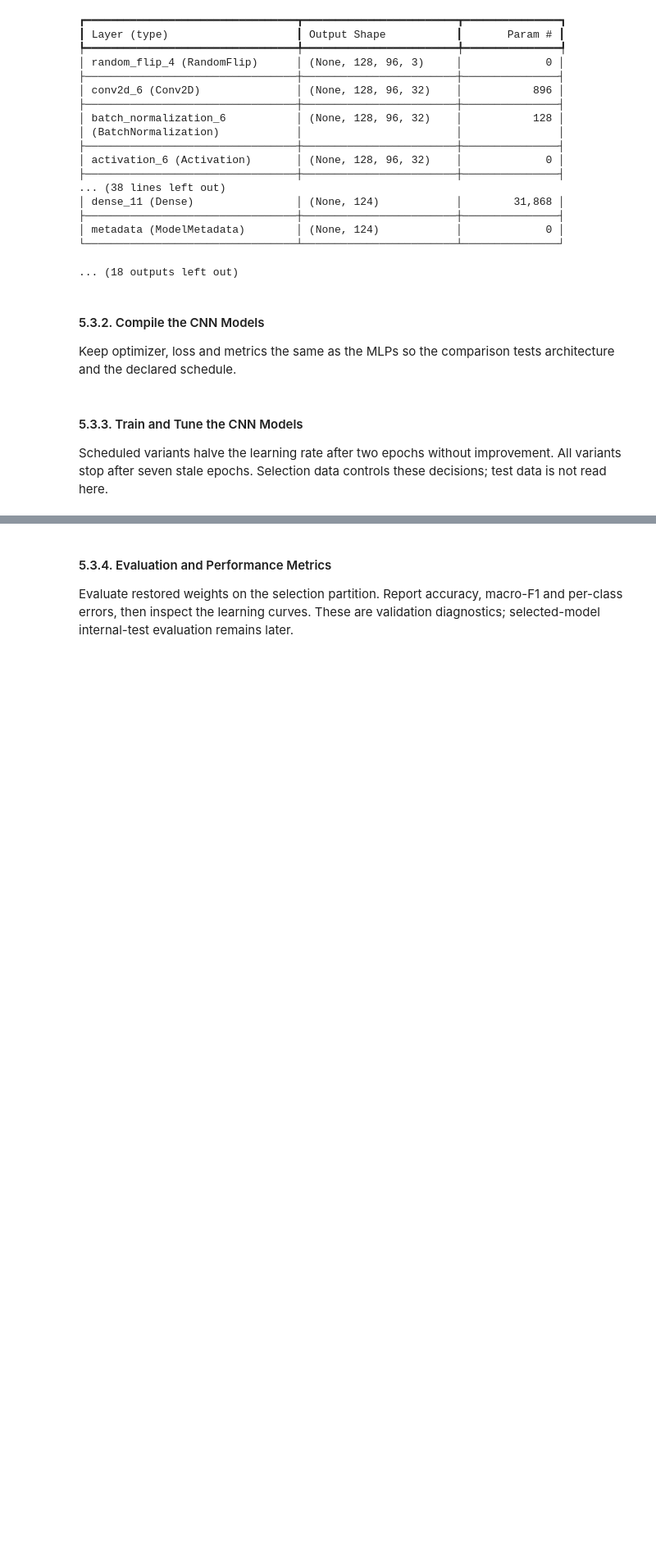
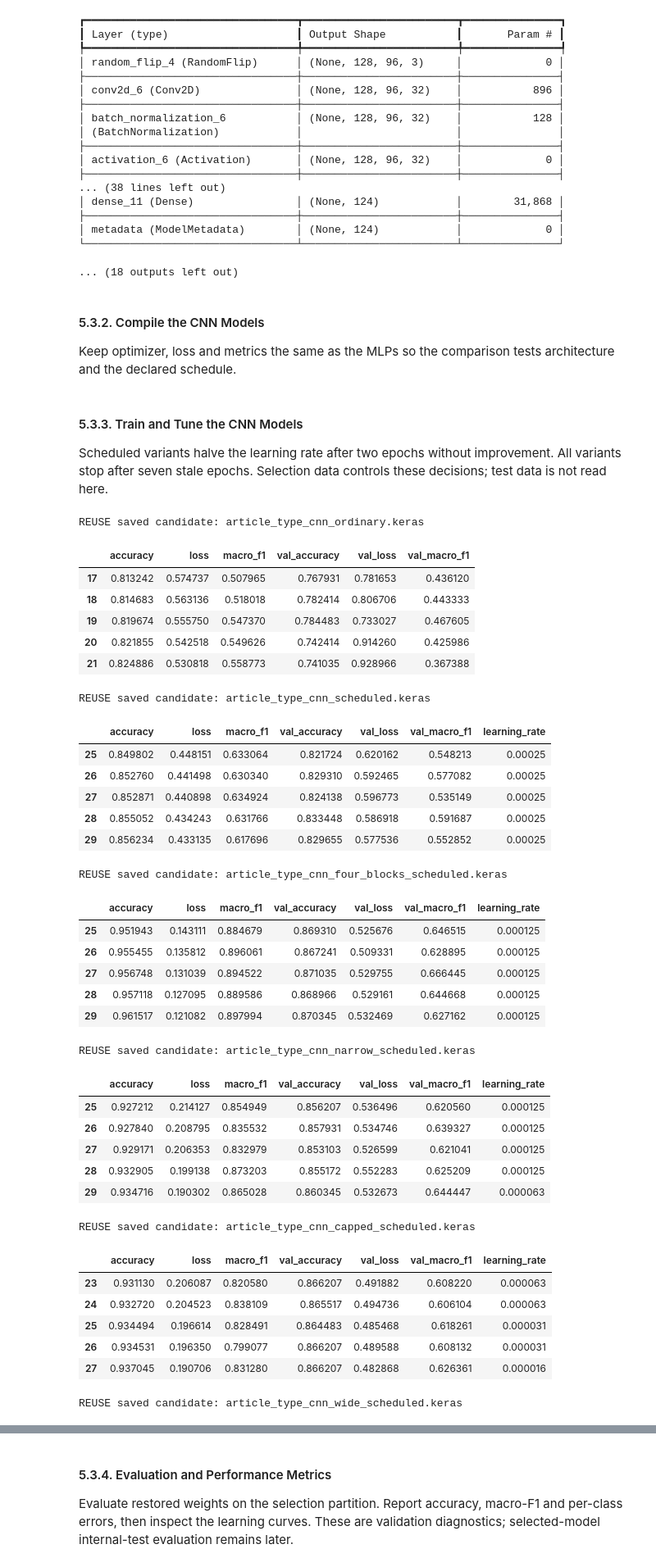
Before and after one commit to khoileuser/fashion-intelligence-classification, a Jupyter notebook: notebooks-test/task1_article_type_classification.ipynb, the cells around one changed output, grey strips where cells are left out. Shown at 82% size. Saved outputs shown, nothing was run; the diff lists cells and outputs as text; code cells hidden in the pictures; blank space fills up the shorter version.

```diff
--- a/notebooks-test/task1_article_type_classification.ipynb
+++ b/notebooks-test/task1_article_type_classification.ipynb
@@ -377,0 +379,8 @@ Saved candidate: /mnt/d/khoile/programs/fashion-intelligence-classification/mode
+# %%
+loaders['articleType']['train'].reset()
+callback = keras.callbacks.EarlyStopping(monitor='val_macro_f1', mode='max', patience=7, restore_best_weights=True)
+if not reuse_candidate('articleType', 'shallow_mlp'):
+    fitted = models['articleType']['shallow_mlp'].fit(loaders['articleType']['train'], validation_data=loaders['articleType']['selection'], epochs=MAX_EPOCHS, callbacks=[callback], shuffle=False, verbose=2)
+    histories['articleType']['shallow_mlp'] = pd.DataFrame(fitted.history)
+    export_candidate('articleType', 'shallow_mlp')
+display(histories['articleType']['shallow_mlp'].tail())
@@ -657,0 +649,49 @@ for method, (_, _, scheduled) in CNN_CONFIGS.items():
+# %%
+for method, (_, _, scheduled) in CNN_CONFIGS.items():
+    loaders['articleType']['train'].reset()
+    callbacks = []
+    if scheduled:
+        callbacks.append(keras.callbacks.ReduceLROnPlateau(monitor='val_macro_f1', mode='max', factor=0.5, patience=2))
+    callbacks.append(keras.callbacks.EarlyStopping(monitor='val_macro_f1', mode='max', patience=7, restore_best_weights=True))
+    if not reuse_candidate('articleType', method):
+        fitted = models['articleType'][method].fit(loaders['articleType']['train'], validation_data=loaders['articleType']['selection'], epochs=MAX_EPOCHS, callbacks=callbacks, shuffle=False, verbose=2)
+        histories['articleType'][method] = pd.DataFrame(fitted.history)
+        export_candidate('articleType', method)
+    display(histories['articleType'][method].tail())
+# %% [output]
+REUSE saved candidate: article_type_cnn_ordinary.keras
+|  | accuracy | loss | macro_f1 | val_accuracy | val_loss | val_macro_f1 |
+| 17 | 0.813242 | 0.574737 | 0.507965 | 0.767931 | 0.781653 | 0.436120 |
+| 18 | 0.814683 | 0.563136 | 0.518018 | 0.782414 | 0.806706 | 0.443333 |
+| 19 | 0.819674 | 0.555750 | 0.547370 | 0.784483 | 0.733027 | 0.467605 |
+| 20 | 0.821855 | 0.542518 | 0.549626 | 0.742414 | 0.914260 | 0.425986 |
+| 21 | 0.824886 | 0.530818 | 0.558773 | 0.741035 | 0.928966 | 0.367388 |
+REUSE saved candidate: article_type_cnn_scheduled.keras
+|  | accuracy | loss | macro_f1 | val_accuracy | val_loss | val_macro_f1 | learning_rate |
+| 25 | 0.849802 | 0.448151 | 0.633064 | 0.821724 | 0.620162 | 0.548213 | 0.00025 |
+| 26 | 0.852760 | 0.441498 | 0.630340 | 0.829310 | 0.592465 | 0.577082 | 0.00025 |
+| 27 | 0.852871 | 0.440898 | 0.634924 | 0.824138 | 0.596773 | 0.535149 | 0.00025 |
+| 28 | 0.855052 | 0.434243 | 0.631766 | 0.833448 | 0.586918 | 0.591687 | 0.00025 |
+| 29 | 0.856234 | 0.433135 | 0.617696 | 0.829655 | 0.577536 | 0.552852 | 0.00025 |
+REUSE saved candidate: article_type_cnn_four_blocks_scheduled.keras
+|  | accuracy | loss | macro_f1 | val_accuracy | val_loss | val_macro_f1 | learning_rate |
+| 25 | 0.951943 | 0.143111 | 0.884679 | 0.869310 | 0.525676 | 0.646515 | 0.000125 |
+| 26 | 0.955455 | 0.135812 | 0.896061 | 0.867241 | 0.509331 | 0.628895 | 0.000125 |
+| 27 | 0.956748 | 0.131039 | 0.894522 | 0.871035 | 0.529755 | 0.666445 | 0.000125 |
+| 28 | 0.957118 | 0.127095 | 0.889586 | 0.868966 | 0.529161 | 0.644668 | 0.000125 |
+| 29 | 0.961517 | 0.121082 | 0.897994 | 0.870345 | 0.532469 | 0.627162 | 0.000125 |
+REUSE saved candidate: article_type_cnn_narrow_scheduled.keras
+|  | accuracy | loss | macro_f1 | val_accuracy | val_loss | val_macro_f1 | learning_rate |
+| 25 | 0.927212 | 0.214127 | 0.854949 | 0.856207 | 0.536496 | 0.620560 | 0.000125 |
+| 26 | 0.927840 | 0.208795 | 0.835532 | 0.857931 | 0.534746 | 0.639327 | 0.000125 |
+| 27 | 0.929171 | 0.206353 | 0.832979 | 0.853103 | 0.526599 | 0.621041 | 0.000125 |
+| 28 | 0.932905 | 0.199138 | 0.873203 | 0.855172 | 0.552283 | 0.625209 | 0.000125 |
+| 29 | 0.934716 | 0.190302 | 0.865028 | 0.860345 | 0.532673 | 0.644447 | 0.000063 |
+REUSE saved candidate: article_type_cnn_capped_scheduled.keras
+|  | accuracy | loss | macro_f1 | val_accuracy | val_loss | val_macro_f1 | learning_rate |
+| 23 | 0.931130 | 0.206087 | 0.820580 | 0.866207 | 0.491882 | 0.608220 | 0.000063 |
+| 24 | 0.932720 | 0.204523 | 0.838109 | 0.865517 | 0.494736 | 0.606104 | 0.000063 |
+| 25 | 0.934494 | 0.196614 | 0.828491 | 0.864483 | 0.485468 | 0.618261 | 0.000031 |
+| 26 | 0.934531 | 0.196350 | 0.799077 | 0.866207 | 0.489588 | 0.608132 | 0.000031 |
+| 27 | 0.937045 | 0.190706 | 0.831280 | 0.866207 | 0.482868 | 0.626361 | 0.000016 |
+REUSE saved candidate: article_type_cnn_wide_scheduled.keras
```
Also changed, not shown: parts of 90 cells of this notebook, 4 other files.
